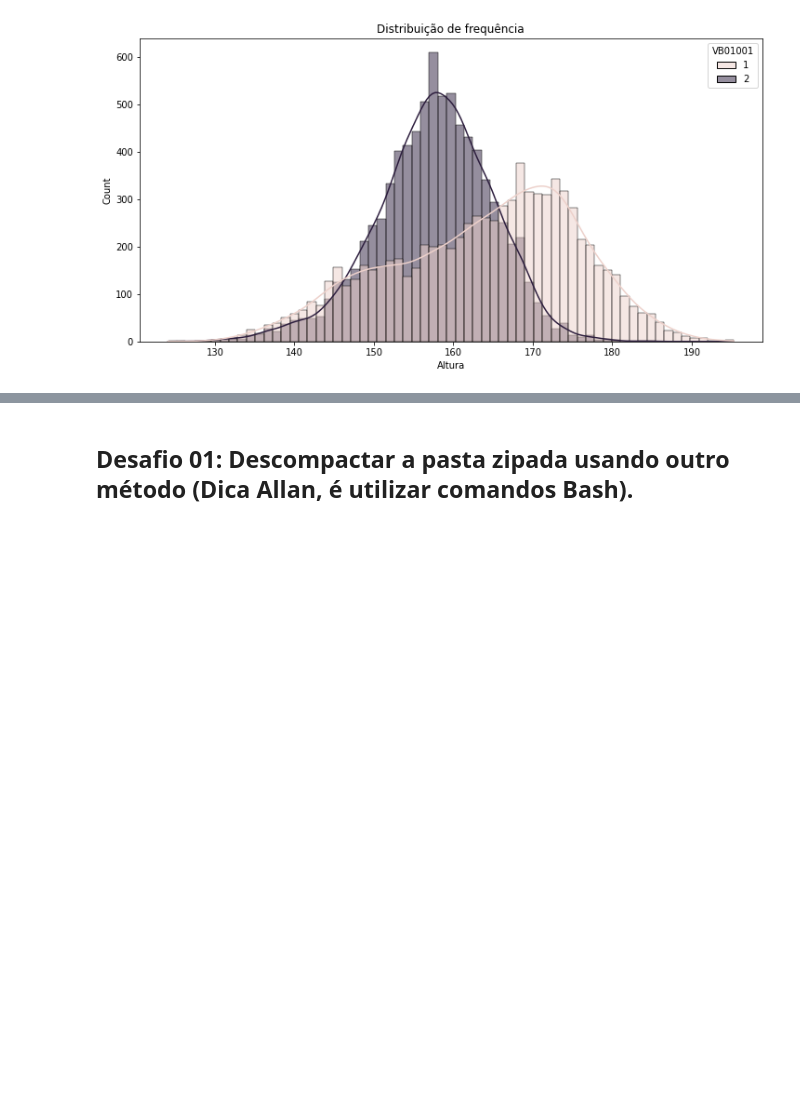
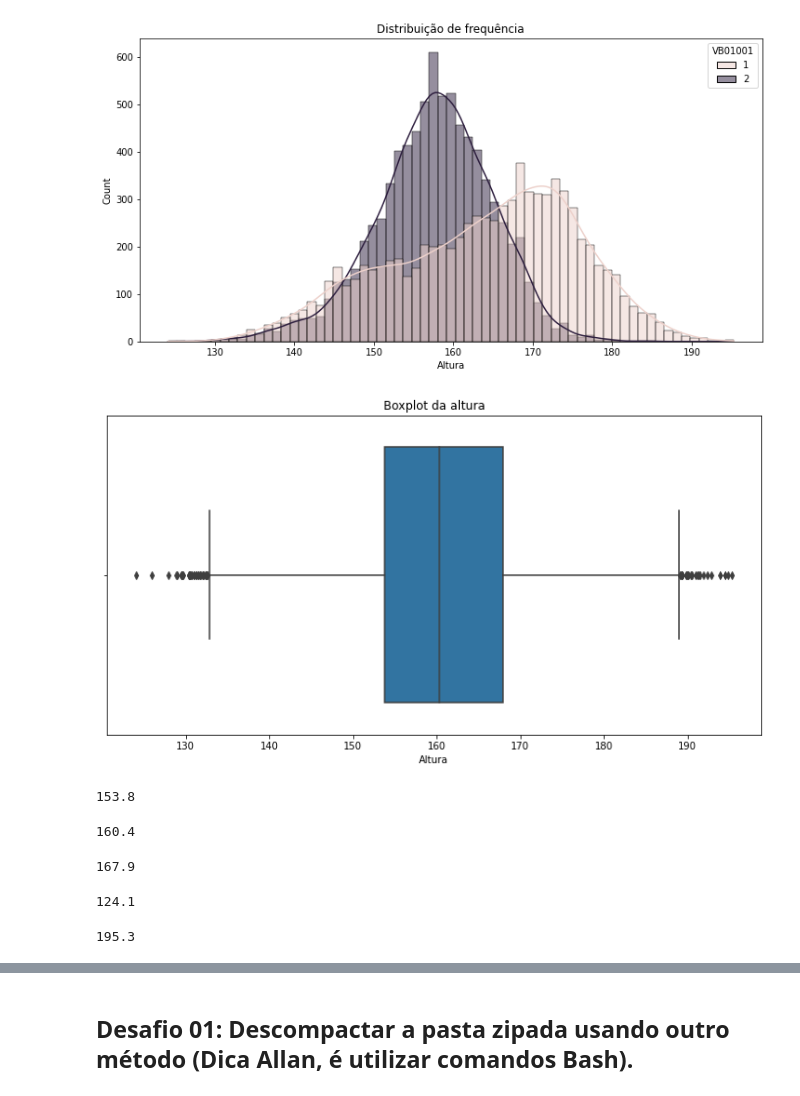
Before and after one commit to yoshinaga2904/Bootcamp-Alura, a Jupyter notebook: Modulo_3.ipynb, the cells around one changed output, grey strips where cells are left out. Cells and saved outputs as stored; diff of their text form; code cells hidden in the pictures; blank space fills up the shorter version.

```diff
--- a/Modulo_3.ipynb
+++ b/Modulo_3.ipynb
@@ -289,3 +289,31 @@ ax.set_xlabel("Altura")
 ax;
 # %% [output]
 [figure]
+# %%
+ax = sns.boxplot(dados["VB17004"])
+ax.figure.set_size_inches(12, 6)
+ax.set_title("Boxplot da altura")
+ax.set_xlabel("Altura")
+ax;
+# %% [output]
+[figure, added]
+# %%
+dados["VB17004"].quantile(0.25)
+# %% [output]
+153.8
+# %%
+dados["VB17004"].quantile(0.5)
+# %% [output]
+160.4
+# %%
+dados["VB17004"].quantile(0.75)
+# %% [output]
+167.9
+# %%
+dados["VB17004"].min()
+# %% [output]
+124.1
+# %%
+dados["VB17004"].max()
+# %% [output]
+195.3
```
Also changed, not shown: parts of 13 cells of this notebook.
